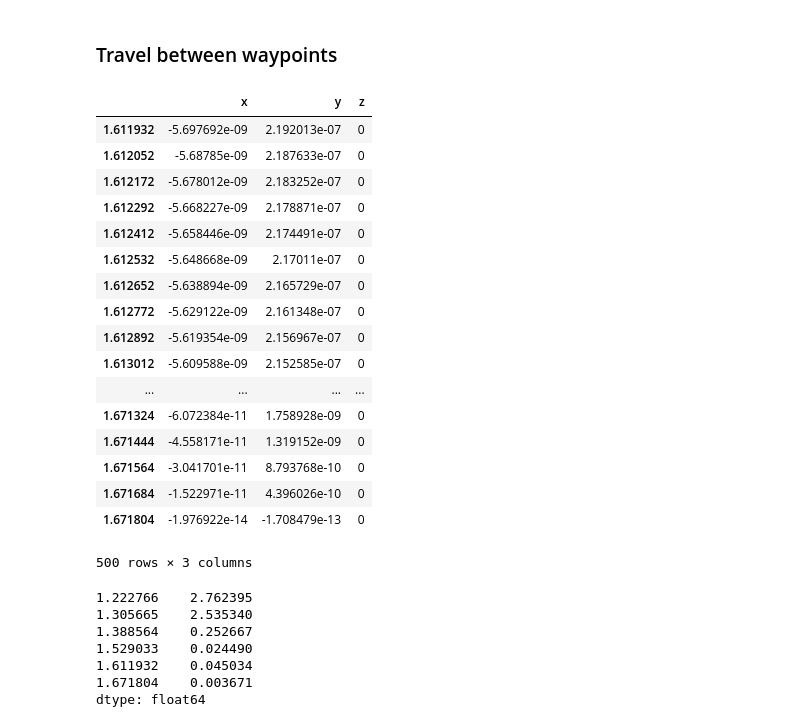
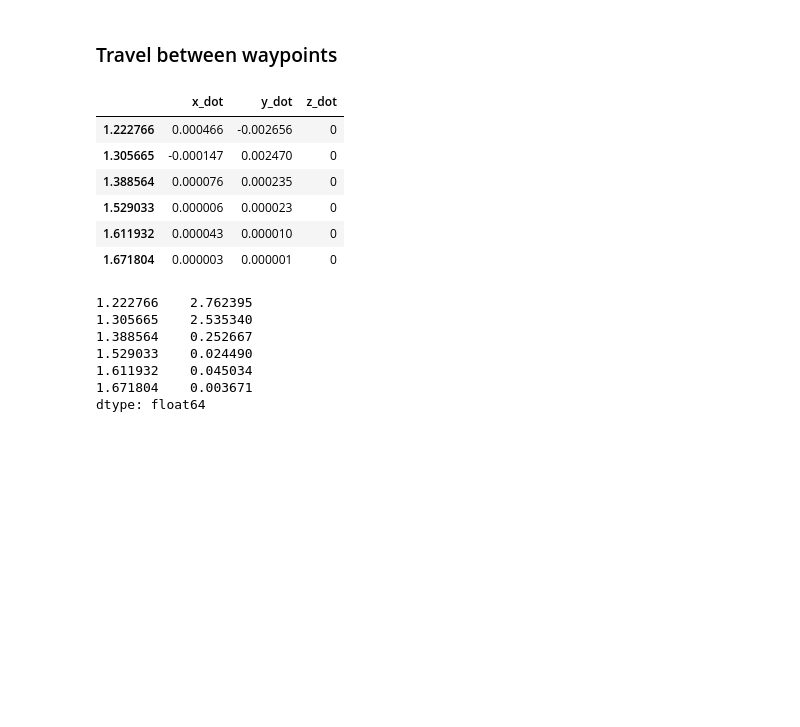
Before and after one commit to aerosara/thesis, a Jupyter notebook: notebooks/Waypoint Traveling.ipynb, the cells around one changed output. Drawn from its saved outputs; the diff is of its cells as text; code cells hidden in the pictures; blank space fills up the shorter version.

Commit message:
Streamlining delta-V computation

```diff
--- a/notebooks/Waypoint Traveling.ipynb
+++ b/notebooks/Waypoint Traveling.ipynb
@@ -353,11 +353,10 @@ for start, end in waypoint_time_intervals:
     ##  Integrate second satellite with full nonlinear dynamics
 
     # initial state of second satellite in absolute RLP coordinates (not relative to first satellite)
-    #chaser_initial_state_absolute_for_segment = np.array(target_initial_state_for_segment) - np.array(chaser_initial_state_relative) # remove this if code runs ok with version on next line
-    chaser_initial_state_absolute_for_segment = target_initial_state_for_segment - chaser_initial_state_relative
+    chaser_initial_state_absolute = target_initial_state_for_segment - chaser_initial_state_relative
 
     # compute chaser satellite position and velocity over time in RLP frame by integrating initial state with full nonlinear dynamics
-    chaser_ephem_for_segment = PropagateSatellite(mu, timespan_for_segment, chaser_initial_state_absolute_for_segment);
+    chaser_ephem_for_segment = PropagateSatellite(mu, timespan_for_segment, chaser_initial_state_absolute);
 
     # Compute offsets in RLP frame based on nonlinear motion
     offsets_nonlin_RLP = ComputeOffsets(timespan_for_segment, target_ephem_for_segment, chaser_ephem_for_segment);
@@ -386,9 +385,6 @@ for start, end in waypoint_time_intervals:
 
     # post-maneuver velocity at current waypoint
     waypoint_velocities.RLP_post_maneuver_absolute.loc[start] = chaser_ephem_for_segment.loc[start, ['x_dot', 'y_dot', 'z_dot']]
-
-    # compute delta-V executed at current waypoint
-    waypoint_velocities.RLP_delta_v.loc[start] = waypoint_velocities.RLP_post_maneuver_absolute.loc[start] - waypoint_velocities.RLP_pre_maneuver_absolute.loc[start]
 
     # pre-maneuver velocity for next waypoint (end of current propagation segment)
     waypoint_velocities.RLP_pre_maneuver_absolute.loc[end] = chaser_ephem_for_segment.loc[end, ['x_dot', 'y_dot', 'z_dot']]
@@ -436,48 +432,37 @@ SetPlotGridData(axXZ_RLP, axYZ_RLP, axXY_RLP, ax3D_RLP, waypoints.RLP_achieved*R
 SetPlotGridData(axXZ_RIC, axYZ_RIC, axXY_RIC, ax3D_RIC, waypoints.RIC_achieved*RLP_properties.r12, 'points', 'm')
 SetPlotGridData(axXZ_VNB, axYZ_VNB, axXY_VNB, ax3D_VNB, waypoints.VNB_achieved*RLP_properties.r12, 'points', 'm')
 
-## final delta-V
-
 # final post-maneuver velocity is same as the target satellite's velocity
 waypoint_velocities.RLP_post_maneuver_absolute.loc[end] = target_ephem_for_segment.loc[end, ['x_dot', 'y_dot', 'z_dot']]
 
-# compute final delta-V
-waypoint_velocities.RLP_delta_v.loc[end] = waypoint_velocities.RLP_post_maneuver_absolute.loc[end] - waypoint_velocities.RLP_pre_maneuver_absolute.loc[end]
+# compute delta-V's
+waypoint_velocities.RLP_delta_v = waypoint_velocities.RLP_post_maneuver_absolute - waypoint_velocities.RLP_pre_maneuver_absolute
 # %%
 #waypoints.RIC_achieved
 #waypoints.RLP_achieved
 #waypoint_velocities.RLP_post_maneuver_absolute
 #chaser_ephem_for_segment.loc[start, ['x_dot', 'y_dot', 'z_dot']]
 
 #print type(offsets_linear_RLP.loc[t, ['x', 'y', 'z']])
 
 #offsets_linear_RLP[['x', 'y', 'z']]*RLP_properties.r12
 #offsets_linear_RLP[['x', 'y', 'z']]*RLP_properties.r12
 #print start, end
 #print waypoint_time_intervals
 #print type(offsets_linear_RLP[['x', 'y', 'z']]*RLP_properties.r12)
 
 #waypoints.RLP_achieved.loc[end]
 #offsets_linear_RIC
+#waypoint_velocities.RLP_delta_v
+waypoint_velocities.RLP_post_maneuver_absolute - waypoint_velocities.RLP_pre_maneuver_absolute
 # %% [output]
-|  | x | y | z |
-| 1.611932 | -5.697692e-09 | 2.192013e-07 | 0 |
-| 1.612052 | -5.68785e-09 | 2.187633e-07 | 0 |
-| 1.612172 | -5.678012e-09 | 2.183252e-07 | 0 |
-| 1.612292 | -5.668227e-09 | 2.178871e-07 | 0 |
-| 1.612412 | -5.658446e-09 | 2.174491e-07 | 0 |
-| 1.612532 | -5.648668e-09 | 2.17011e-07 | 0 |
-| 1.612652 | -5.638894e-09 | 2.165729e-07 | 0 |
-| 1.612772 | -5.629122e-09 | 2.161348e-07 | 0 |
-| 1.612892 | -5.619354e-09 | 2.156967e-07 | 0 |
-| 1.613012 | -5.609588e-09 | 2.152585e-07 | 0 |
-| ... | ... | ... | ... |
-| 1.671324 | -6.072384e-11 | 1.758928e-09 | 0 |
-| 1.671444 | -4.558171e-11 | 1.319152e-09 | 0 |
-| 1.671564 | -3.041701e-11 | 8.793768e-10 | 0 |
-| 1.671684 | -1.522971e-11 | 4.396026e-10 | 0 |
-| 1.671804 | -1.976922e-14 | -1.708479e-13 | 0 |
+|  | x_dot | y_dot | z_dot |
+| 1.222766 | 0.000466 | -0.002656 | 0 |
+| 1.305665 | -0.000147 | 0.002470 | 0 |
+| 1.388564 | 0.000076 | 0.000235 | 0 |
+| 1.529033 | 0.000006 | 0.000023 | 0 |
+| 1.611932 | 0.000043 | 0.000010 | 0 |
+| 1.671804 | 0.000003 | 0.000001 | 0 |
-500 rows × 3 columns
 # %%
 
 waypoint_delta_v = pd.Series(index=waypoint_times)
```
Also changed, not shown: parts of 1 cell of this notebook, 1 other file.
